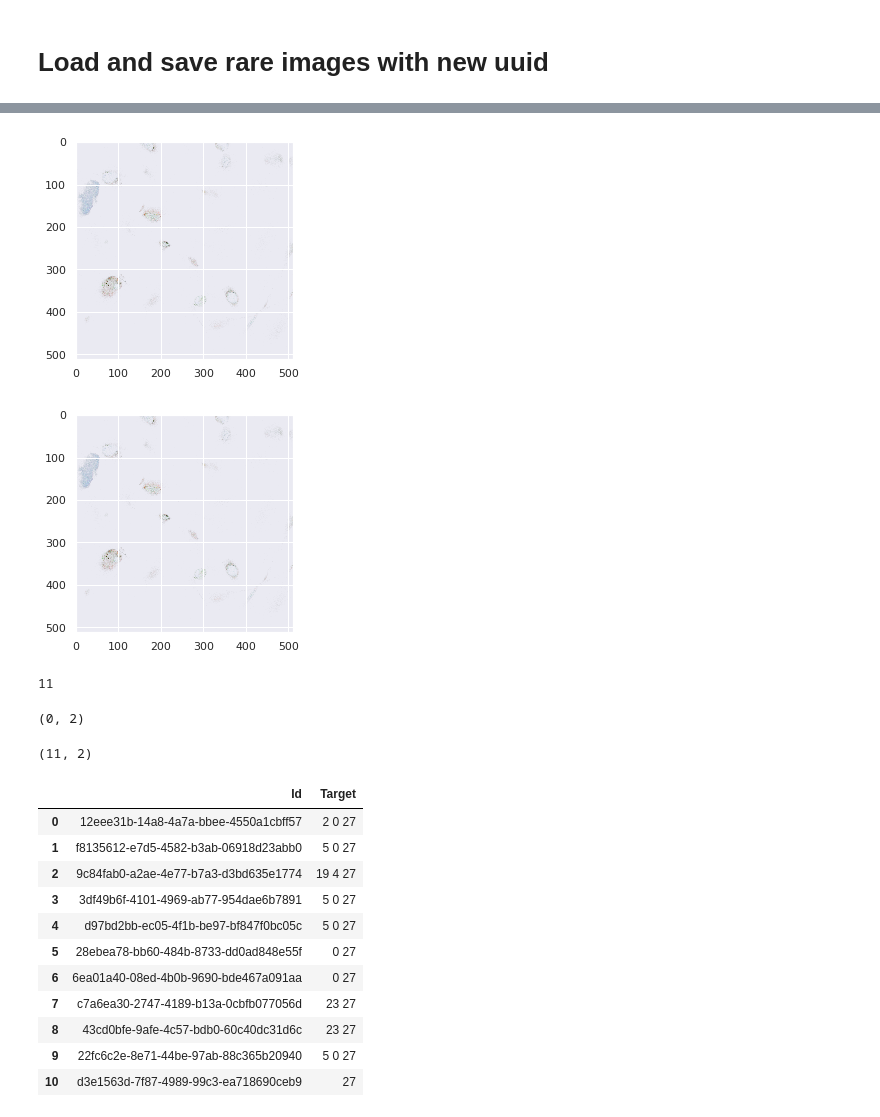
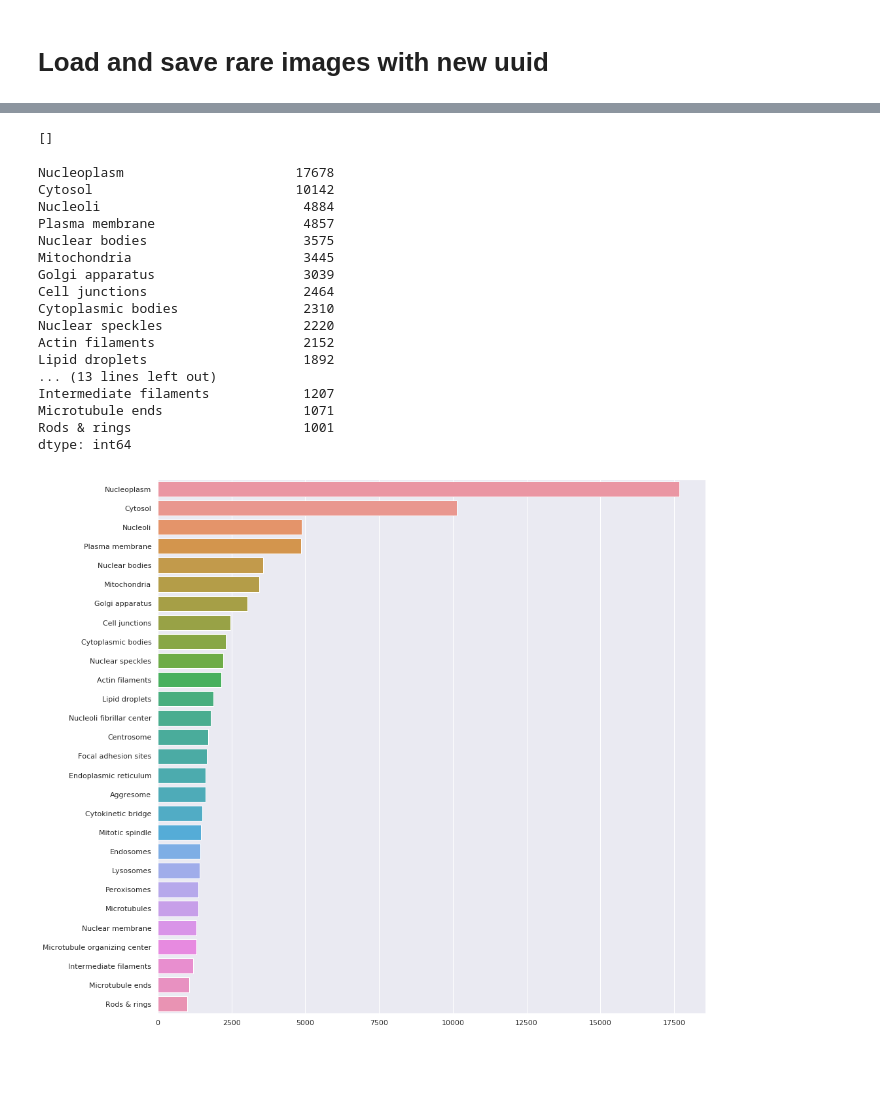
Before and after one commit to ChristophNeuner/human-protein-atlas-image-classification, a Jupyter notebook: train_data_preprop_against_imbalance.ipynb, the cells around one changed output, grey strips where cells are left out. Cells and saved outputs as stored; diff of their text form; code cells hidden in the pictures; blank space fills up the shorter version.

```diff
--- a/train_data_preprop_against_imbalance.ipynb
+++ b/train_data_preprop_against_imbalance.ipynb
@@ -267,55 +263,44 @@ for img in imgs:
-# %%
-img1 = open_rgby(path=STAGE_ONE_DATA/TRAIN_PNGS,
-                 id='05d32f36-bba3-11e8-b2b9-ac1f6b6435d0')
-img2 = open_rgby(path=STAGE_ONE_DATA/TRAIN_PNGS_MULTI,
-                 id=new_id)
-
-plt.imshow(img1)
-plt.show()
-plt.imshow(img2)
-plt.show()
-# %% [output]
-[figure, removed]
-[figure, removed]
 # %%
 #rare_classes = ['Rods & rings', 'Microtubule ends', 'Lysosomes']
-rare_classes = ['Rods & rings']
+rare_classes = []
 result = get_rare_cls_id_list(rare_cls=rare_classes, df=train_labels)
-len(result)
-# %% [output]
-11
+# %%
+result
+# %% [output]
+[]
 # %%
 train_labels = pd.read_csv(STAGE_ONE_DATA/TRAIN_CSV)
-train_multi_df = pd.DataFrame(columns=['Id', 'Target'])
-#train_multi_df = pd.read_csv(STAGE_ONE_DATA/TRAIN_CSV_MULTI)
+#train_multi_df = pd.DataFrame(columns=['Id', 'Target'])
+train_multi_df = pd.read_csv(STAGE_ONE_DATA/TRAIN_CSV_MULTI)
-# %%
-train_multi_df.shape
-# %% [output]
-(0, 2)
 # %%
-for n in range(1):
+for n in range(2):
     for i in result:
         target = train_labels.loc[train_labels.Id == i].Target.item()
         new_id, _ = open_four_channels_and_save_with_new_id(load_path=STAGE_ONE_DATA/TRAIN_PNGS,
                                                    save_path=STAGE_ONE_DATA/TRAIN_PNGS_MULTI,
                                                    load_id=i)
         train_multi_df = train_multi_df.append({'Id':new_id, 'Target':target}, ignore_index=True)
+
+train_multi_df.to_csv(path_or_buf=STAGE_ONE_DATA/TRAIN_CSV_MULTI, index=False)
+train_multi_and_original_df = train_labels.append(train_multi_df, ignore_index=True, sort=False)
+train_multi_and_original_df.shape[0]-train_multi_df.shape[0] == train_labels.shape[0]
+get_labels_distribution(train_multi_and_original_df)
+# %% [output]
+Nucleoplasm                      17678
+Cytosol                          10142
+Nucleoli                          4884
+Plasma membrane                   4857
+Nuclear bodies                    3575
+Mitochondria                      3445
+Golgi apparatus                   3039
+Cell junctions                    2464
+Cytoplasmic bodies                2310
+Nuclear speckles                  2220
+Actin filaments                   2152
+Lipid droplets                    1892
+... (13 lines left out)
+Intermediate filaments            1207
+Microtubule ends                  1071
+Rods & rings                      1001
+dtype: int64
+[figure, added]
-# %%
-train_multi_df.shape
-# %% [output]
-(11, 2)
-# %%
-train_multi_df
-# %% [output]
-|  | Id | Target |
-| 0 | 12eee31b-14a8-4a7a-bbee-4550a1cbff57 | 2 0 27 |
-| 1 | f8135612-e7d5-4582-b3ab-06918d23abb0 | 5 0 27 |
-| 2 | 9c84fab0-a2ae-4e77-b7a3-d3bd635e1774 | 19 4 27 |
-| 3 | 3df49b6f-4101-4969-ab77-954dae6b7891 | 5 0 27 |
-| 4 | d97bd2bb-ec05-4f1b-be97-bf847f0bc05c | 5 0 27 |
-| 5 | 28ebea78-bb60-484b-8733-dd0ad848e55f | 0 27 |
-| 6 | 6ea01a40-08ed-4b0b-9690-bde467a091aa | 0 27 |
-| 7 | c7a6ea30-2747-4189-b13a-0cbfb077056d | 23 27 |
-| 8 | 43cd0bfe-9afe-4c57-bdb0-60c40dc31d6c | 23 27 |
-| 9 | 22fc6c2e-8e71-44be-97ab-88c365b20940 | 5 0 27 |
-| 10 | d3e1563d-7f87-4989-99c3-ea718690ceb9 | 27 |
```
Also changed, not shown: parts of 10 cells of this notebook, 1 other file.
